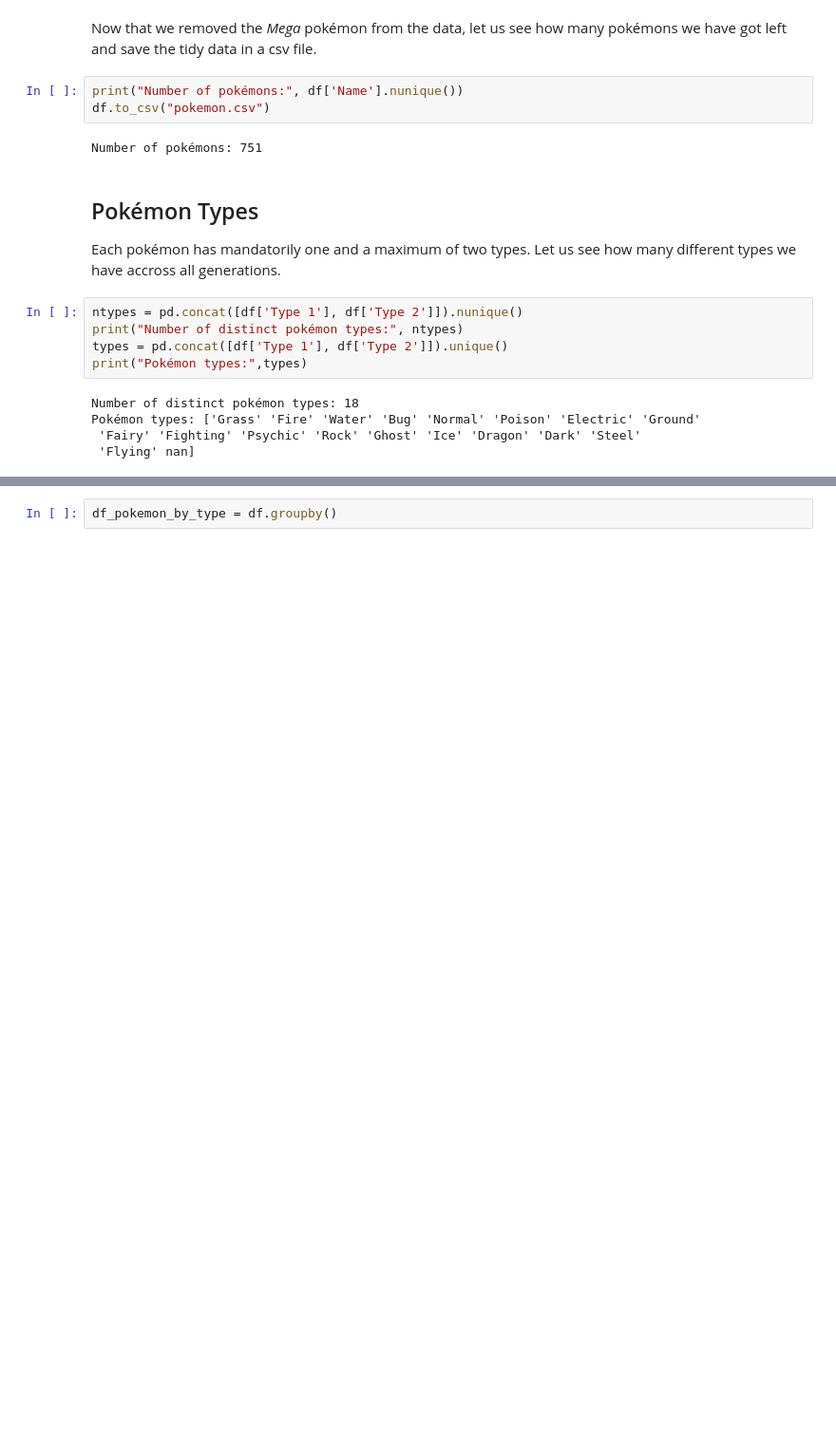
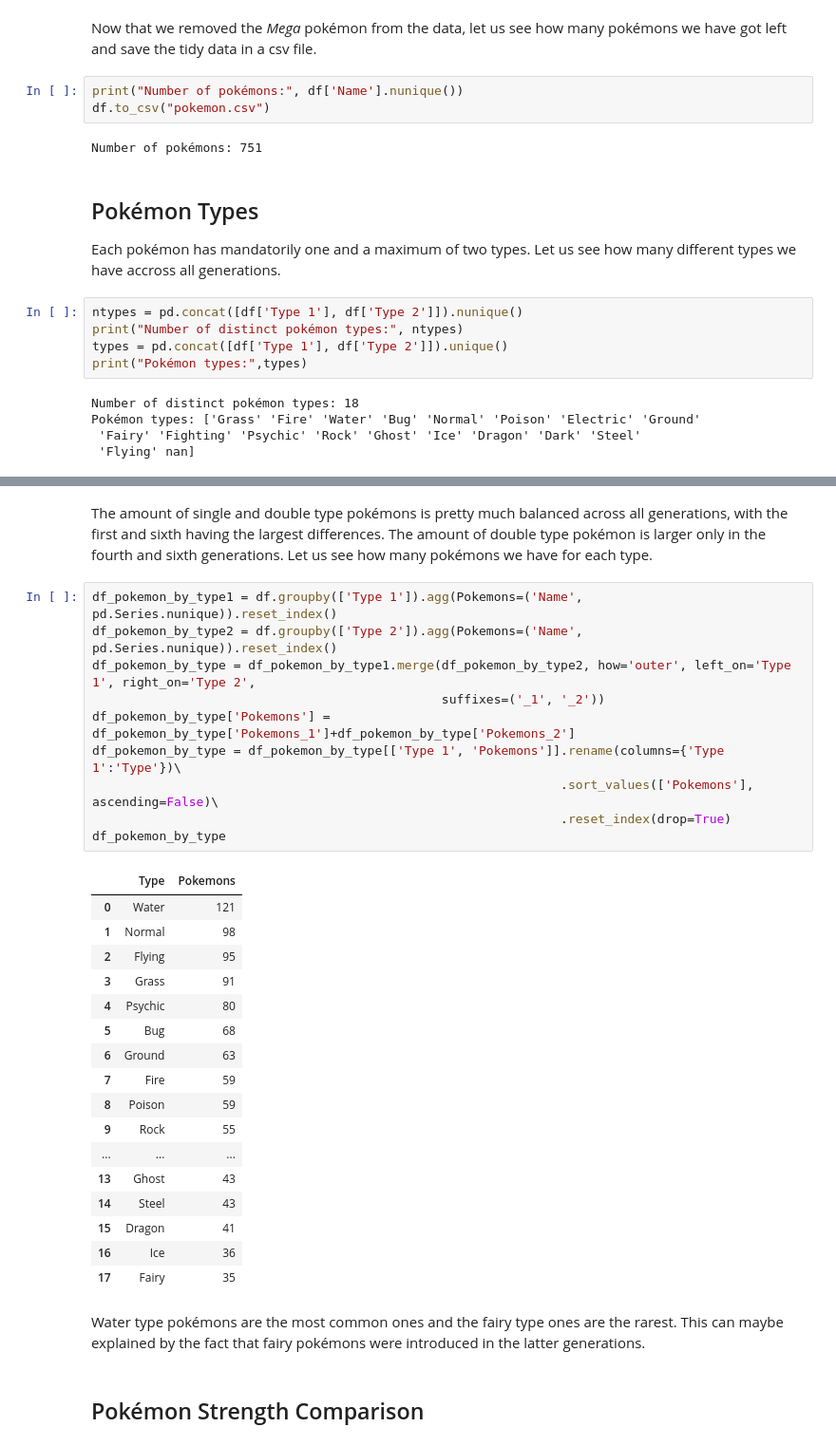
Before and after one commit to mateusmelo821/Pokemon-Generations-Analysis, a Jupyter notebook: index.ipynb, the cells around one changed output, grey strips where cells are left out. Shown at 95% size. Saved outputs shown, nothing was run; the diff lists cells and outputs as text; blank space fills up the shorter version.

Commit message:
Finishing the first question of the report

```diff
--- a/index.ipynb
+++ b/index.ipynb
@@ -83,2 +104,34 @@ We have 18 different types of pokémons. The *nan* value appears because not all
+# %% [markdown]
+The amount of single and double type pokémons is pretty much balanced across all generations, with the first and sixth having the largest differences. The amount of double type pokémon is larger only in the fourth and sixth generations. Let us see how many pokémons we have for each type.
 # %%
-df_pokemon_by_type = df.groupby()
+df_pokemon_by_type1 = df.groupby(['Type 1']).agg(Pokemons=('Name', pd.Series.nunique)).reset_index()
+df_pokemon_by_type2 = df.groupby(['Type 2']).agg(Pokemons=('Name', pd.Series.nunique)).reset_index()
+df_pokemon_by_type = df_pokemon_by_type1.merge(df_pokemon_by_type2, how='outer', left_on='Type 1', right_on='Type 2',
+                                               suffixes=('_1', '_2'))
+df_pokemon_by_type['Pokemons'] = df_pokemon_by_type['Pokemons_1']+df_pokemon_by_type['Pokemons_2']
+df_pokemon_by_type = df_pokemon_by_type[['Type 1', 'Pokemons']].rename(columns={'Type 1':'Type'})\
+                                                               .sort_values(['Pokemons'], ascending=False)\
+                                                               .reset_index(drop=True)
+df_pokemon_by_type
+# %% [output]
+|  | Type | Pokemons |
+| 0 | Water | 121 |
+| 1 | Normal | 98 |
+| 2 | Flying | 95 |
+| 3 | Grass | 91 |
+| 4 | Psychic | 80 |
+| 5 | Bug | 68 |
+| 6 | Ground | 63 |
+| 7 | Fire | 59 |
+| 8 | Poison | 59 |
+| 9 | Rock | 55 |
+| ... | ... | ... |
+| 13 | Ghost | 43 |
+| 14 | Steel | 43 |
+| 15 | Dragon | 41 |
+| 16 | Ice | 36 |
+| 17 | Fairy | 35 |
+# %% [markdown]
+Water type pokémons are the most common ones and the fairy type ones are the rarest. This can maybe explained by the fact that fairy pokémons were introduced in the latter generations.
+# %% [markdown]
+## Pokémon Strength Comparison
```
Also changed, not shown: parts of 6 cells of this notebook.
